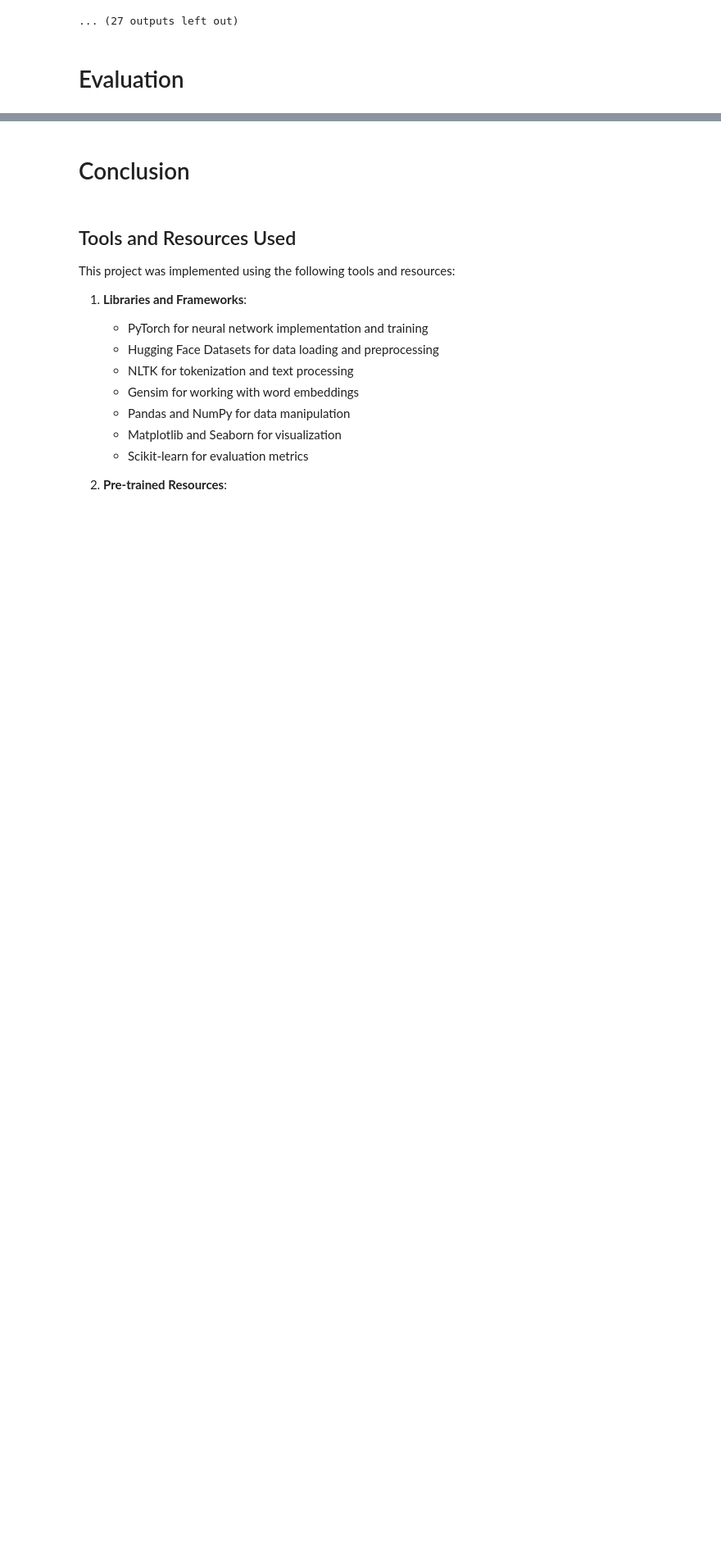
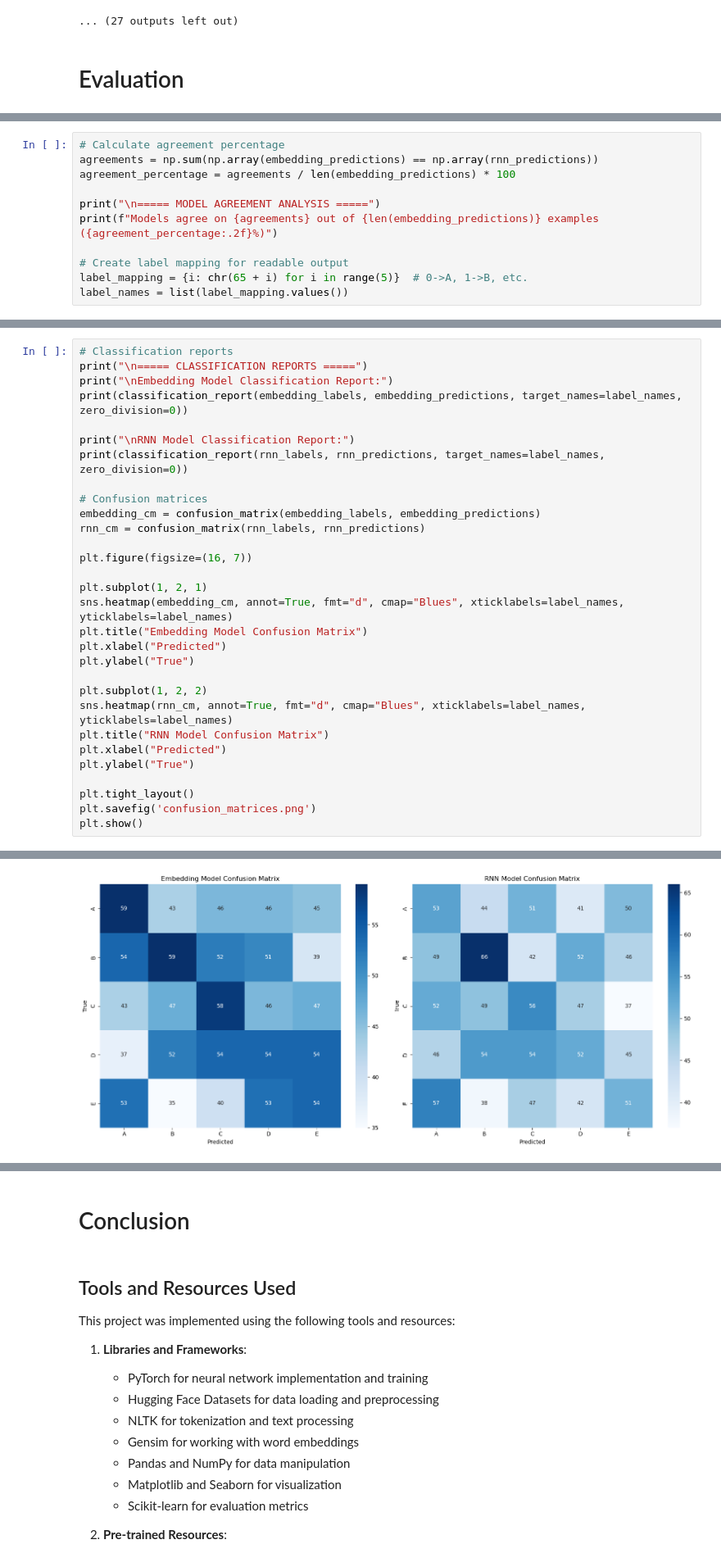
Before and after one commit to NevinJulian/HSLU.NLP, a Jupyter notebook: course_project/project_1.ipynb, the cells around one changed output, grey strips where cells are left out. Shown at 82% size. Drawn from its saved outputs; the diff is of its cells as text; blank space fills up the shorter version.

```diff
--- a/course_project/project_1.ipynb
+++ b/course_project/project_1.ipynb
@@ -2004,0 +2162,11 @@ These insights provide direction for future improvements beyond simple architect
+# %%
+# Calculate agreement percentage
+agreements = np.sum(np.array(embedding_predictions) == np.array(rnn_predictions))
+agreement_percentage = agreements / len(embedding_predictions) * 100
+
+print("\n===== MODEL AGREEMENT ANALYSIS =====")
+print(f"Models agree on {agreements} out of {len(embedding_predictions)} examples ({agreement_percentage:.2f}%)")
+
+# Create label mapping for readable output
+label_mapping = {i: chr(65 + i) for i in range(5)}  # 0->A, 1->B, etc.
+label_names = list(label_mapping.values())
@@ -2004,0 +2186,31 @@ These insights provide direction for future improvements beyond simple architect
+# %%
+# Classification reports
+print("\n===== CLASSIFICATION REPORTS =====")
+print("\nEmbedding Model Classification Report:")
+print(classification_report(embedding_labels, embedding_predictions, target_names=label_names, zero_division=0))
+
+print("\nRNN Model Classification Report:")
+print(classification_report(rnn_labels, rnn_predictions, target_names=label_names, zero_division=0))
+
+# Confusion matrices
+embedding_cm = confusion_matrix(embedding_labels, embedding_predictions)
+rnn_cm = confusion_matrix(rnn_labels, rnn_predictions)
+
+plt.figure(figsize=(16, 7))
+
+plt.subplot(1, 2, 1)
+sns.heatmap(embedding_cm, annot=True, fmt="d", cmap="Blues", xticklabels=label_names, yticklabels=label_names)
+plt.title("Embedding Model Confusion Matrix")
+plt.xlabel("Predicted")
+plt.ylabel("True")
+
+plt.subplot(1, 2, 2)
+sns.heatmap(rnn_cm, annot=True, fmt="d", cmap="Blues", xticklabels=label_names, yticklabels=label_names)
+plt.title("RNN Model Confusion Matrix")
+plt.xlabel("Predicted")
+plt.ylabel("True")
+
+plt.tight_layout()
+plt.savefig('confusion_matrices.png')
+plt.show()
+# %% [output]
@@ -2004,0 +2234 @@ These insights provide direction for future improvements beyond simple architect
+[figure, added]
```
Also changed, not shown: parts of 25 cells of this notebook, 4 other files.
